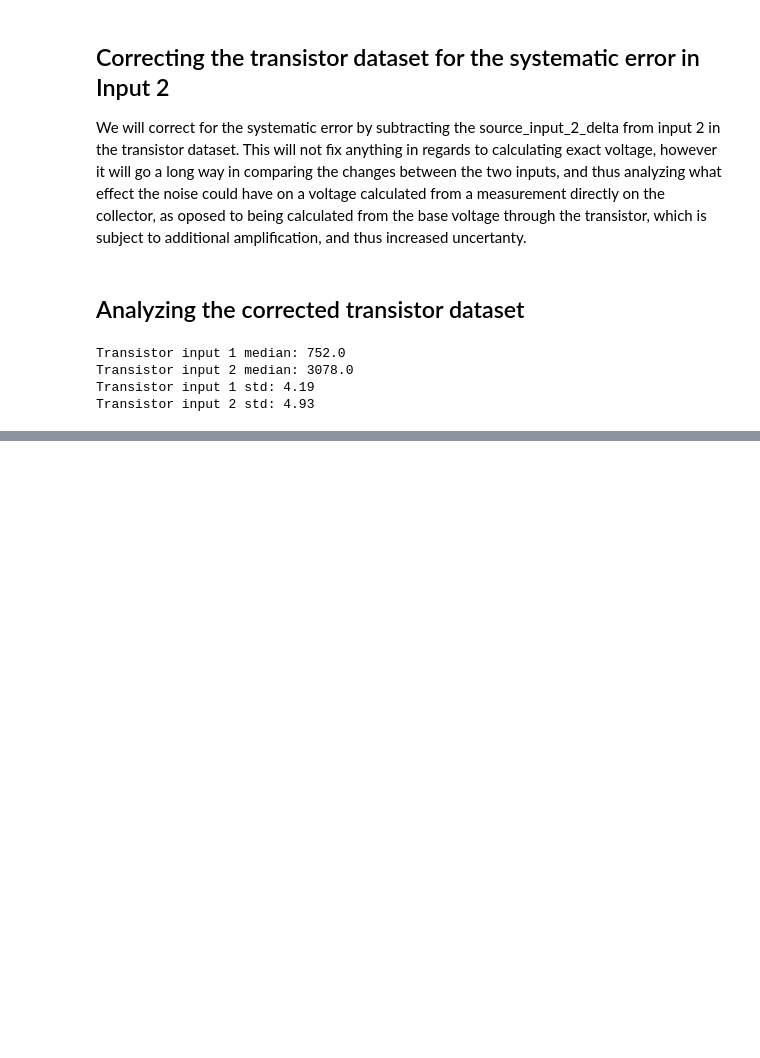
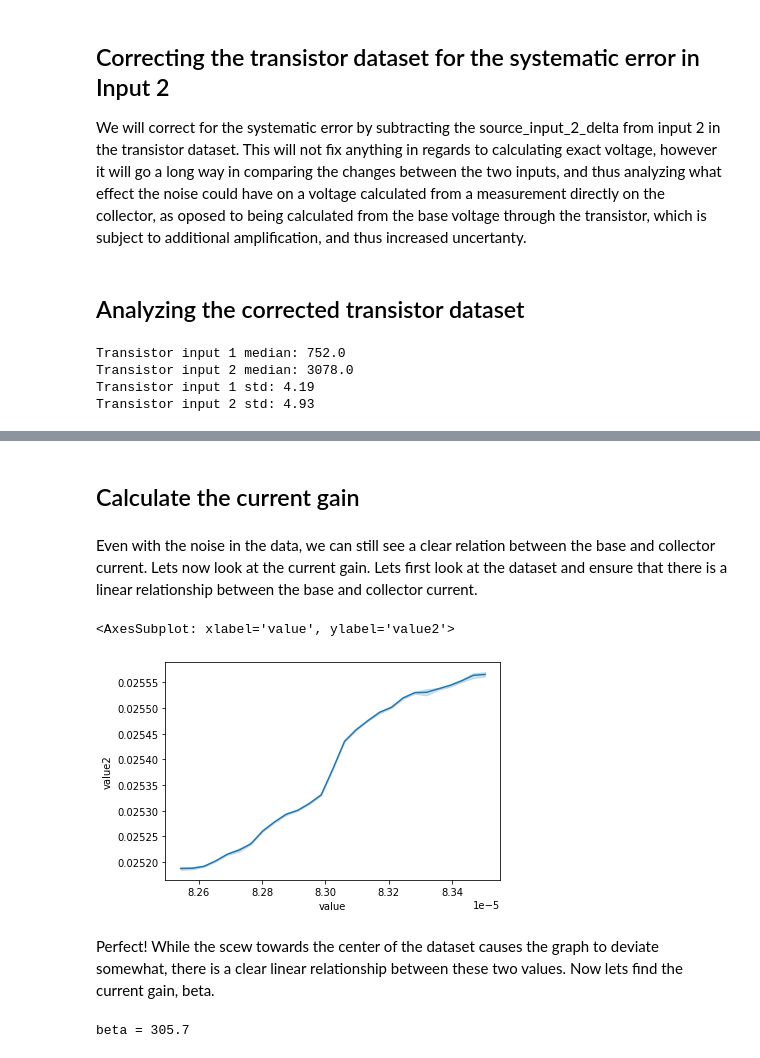
Before and after one commit to nosknut/statistics-project-h2022, a Jupyter notebook: analysis/analysis.ipynb, the cells around one changed output, grey strips where cells are left out. Drawn from its saved outputs; the diff is of its cells as text; code cells hidden in the pictures; blank space fills up the shorter version.

```diff
--- a/analysis/analysis.ipynb
+++ b/analysis/analysis.ipynb
@@ -436,0 +498,16 @@ sns.displot(transistor_data, x="value2", kde=True)
+# %% [markdown]
+## Calculate the current gain
+# %% [markdown]
+Even with the noise in the data, we can still see a clear relation between the base and collector current. Lets now look at the current gain. Lets first look at the dataset and ensure that there is a linear relationship between the base and collector current.
+# %%
+sns.lineplot(x=Ib, y=Ic)
+# %% [output]
+<AxesSubplot: xlabel='value', ylabel='value2'>
+[figure, added]
+# %% [markdown]
+Perfect! While the scew towards the center of the dataset causes the graph to deviate somewhat, there is a clear linear relationship between these two values. Now lets find the current gain, beta.
+# %%
+beta = Ic/Ib
+print("beta =", round(beta.median(), 2))
+# %% [output]
+beta = 305.7
```
Also changed, not shown: parts of 45 cells of this notebook.
